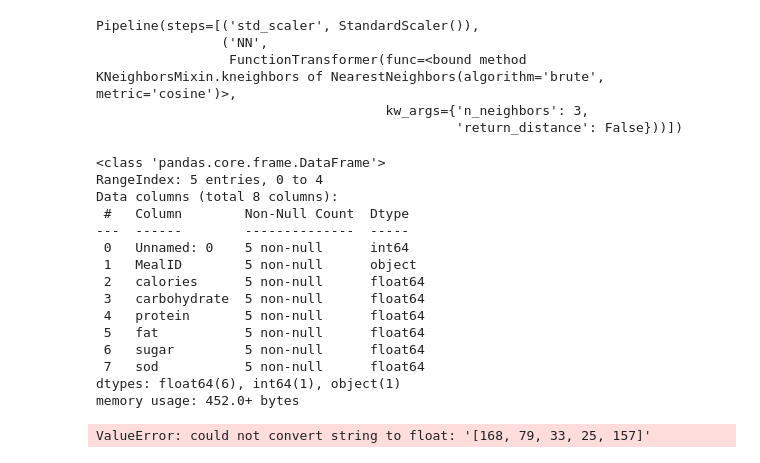
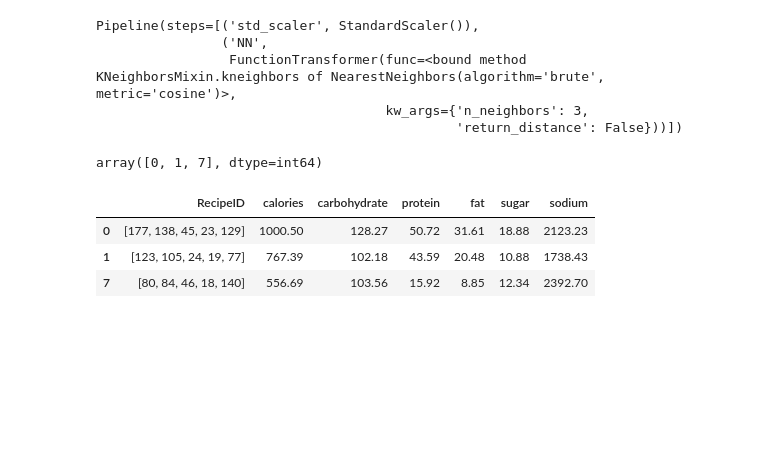
Before and after one commit to HyunsungRyu/moumukji, a Jupyter notebook: moumukji.ipynb, the cells around one changed output. Cells and saved outputs as stored; diff of their text form; code cells hidden in the pictures; blank space fills up the shorter version.

```diff
--- a/moumukji.ipynb
+++ b/moumukji.ipynb
@@ -264,25 +262,14 @@ Pipeline(steps=[('std_scaler', StandardScaler()),
                  FunctionTransformer(func=<bound method KNeighborsMixin.kneighbors of NearestNeighbors(algorithm='brute', metric='cosine')>,
                                      kw_args={'n_neighbors': 3,
                                               'return_distance': False}))])
-# %%
-final_meal_csv.info()
-# %% [output]
-<class 'pandas.core.frame.DataFrame'>
-RangeIndex: 5 entries, 0 to 4
-Data columns (total 8 columns):
- #   Column        Non-Null Count  Dtype
----  ------        --------------  -----
- 0   Unnamed: 0    5 non-null      int64
- 1   MealID        5 non-null      object
- 2   calories      5 non-null      float64
- 3   carbohydrate  5 non-null      float64
- 4   protein       5 non-null      float64
- 5   fat           5 non-null      float64
- 6   sugar         5 non-null      float64
- 7   sod           5 non-null      float64
-dtypes: float64(6), int64(1), object(1)
-memory usage: 452.0+ bytes
 # %%
-pipeline.transform(final_meal_csv.iloc[1:2, 2:8].to_numpy())[0]
+pipeline.transform(final_meal.iloc[0:1, 1:7].to_numpy())[0]
 # %% [output]
-ValueError: could not convert string to float: '[168, 79, 33, 25, 157]'
+array([0, 1, 7], dtype=int64)
+# %%
+final_meal.iloc[pipeline.transform(final_meal.iloc[0:1,1:7].to_numpy())[0]]
+# %% [output]
+|  | RecipeID | calories | carbohydrate | protein | fat | sugar | sodium |
+| 0 | [177, 138, 45, 23, 129] | 1000.50 | 128.27 | 50.72 | 31.61 | 18.88 | 2123.23 |
+| 1 | [123, 105, 24, 19, 77] | 767.39 | 102.18 | 43.59 | 20.48 | 10.88 | 1738.43 |
+| 7 | [80, 84, 46, 18, 140] | 556.69 | 103.56 | 15.92 | 8.85 | 12.34 | 2392.70 |
```
Also changed, not shown: parts of 22 cells of this notebook, 3 other files.
